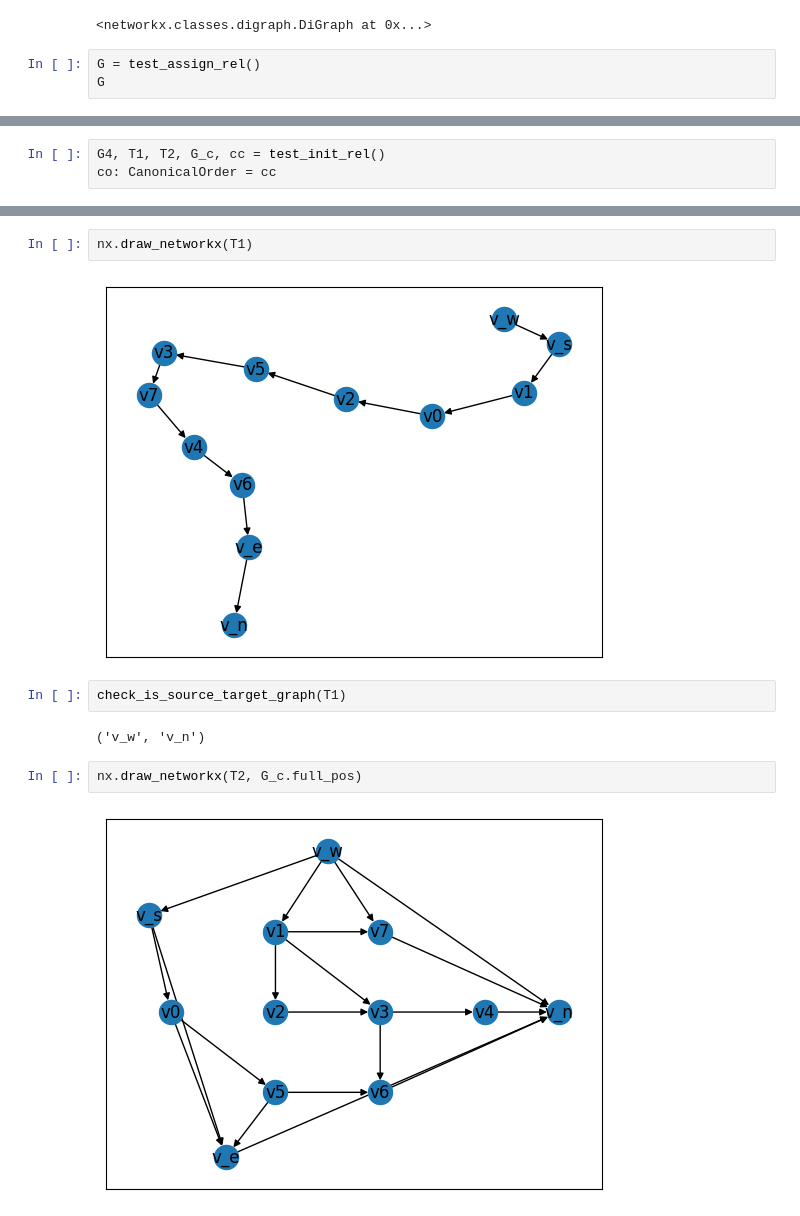
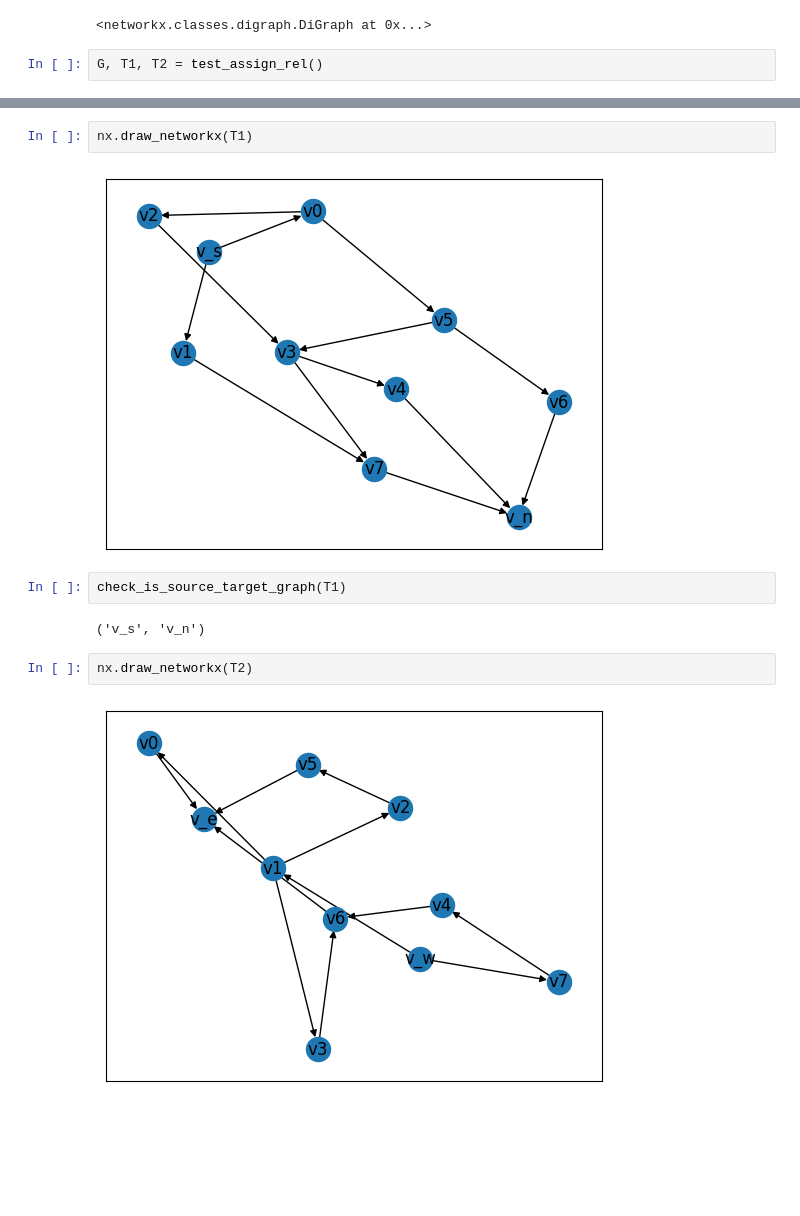
Before and after one commit to juliet29/graph2plan, a Jupyter notebook: notebooks/03_1_draw_four_complete.ipynb, the cells around one changed output, grey strips where cells are left out. Saved outputs shown, nothing was run; the diff lists cells and outputs as text; blank space fills up the shorter version.

Commit message:
start test dual creation

```diff
--- a/notebooks/03_1_draw_four_complete.ipynb
+++ b/notebooks/03_1_draw_four_complete.ipynb
@@ -23,6 +38,5 @@ test_init_rel()
 [figure]
 <networkx.classes.digraph.DiGraph at 0x...>
 # %%
-G = test_assign_rel()
-G
+G, T1, T2 = test_assign_rel()
 # %% [output]
@@ -45,3 +51,0 @@ G.nodes["v5"]
-# %%
-G4, T1, T2, G_c, cc = test_init_rel()
-co: CanonicalOrder = cc
@@ -128,15 +52,15 @@ frozenset({('v0', 'v5'),
 # %%
 nx.draw_networkx(T1)
 # %% [output]
-[figure, old version]
+[figure, new version]
 # %%
 check_is_source_target_graph(T1)
 # %% [output]
-('v_w', 'v_n')
+('v_s', 'v_n')
 # %%
-nx.draw_networkx(T2, G_c.full_pos)
+nx.draw_networkx(T2)
 # %% [output]
-[figure, old version]
+[figure, new version]
 # %%
 check_is_source_target_graph(T2)
 # %% [output]
```
Also changed, not shown: parts of 32 cells of this notebook, 2 other files.
